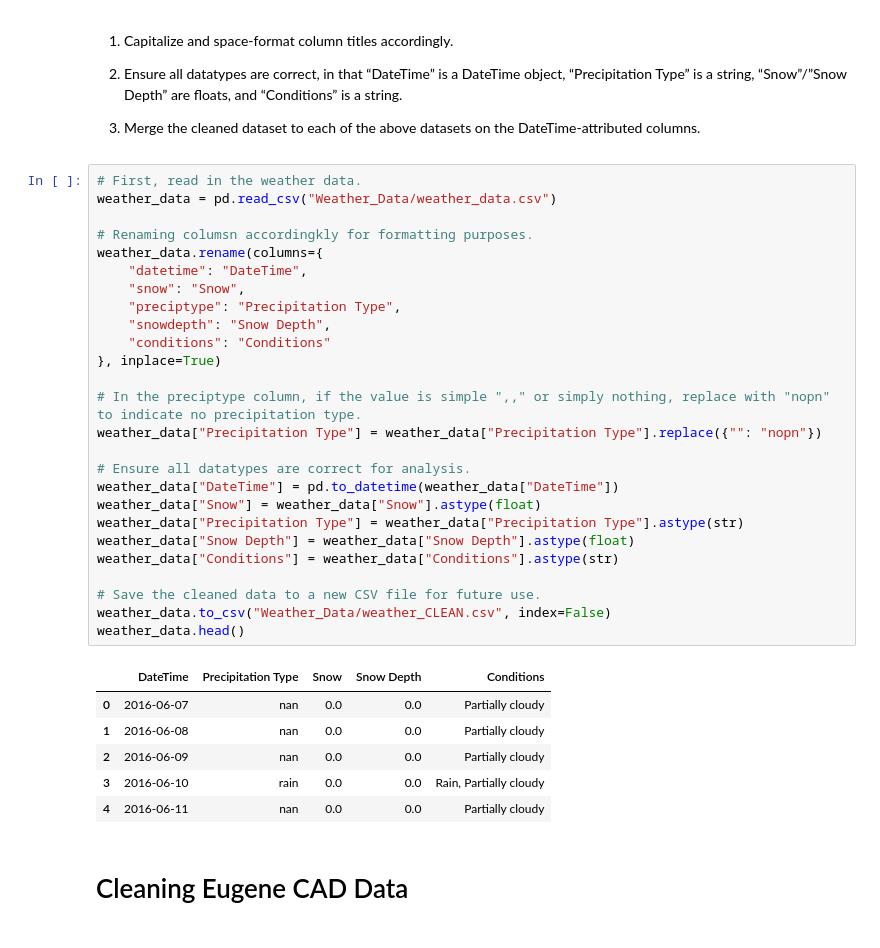
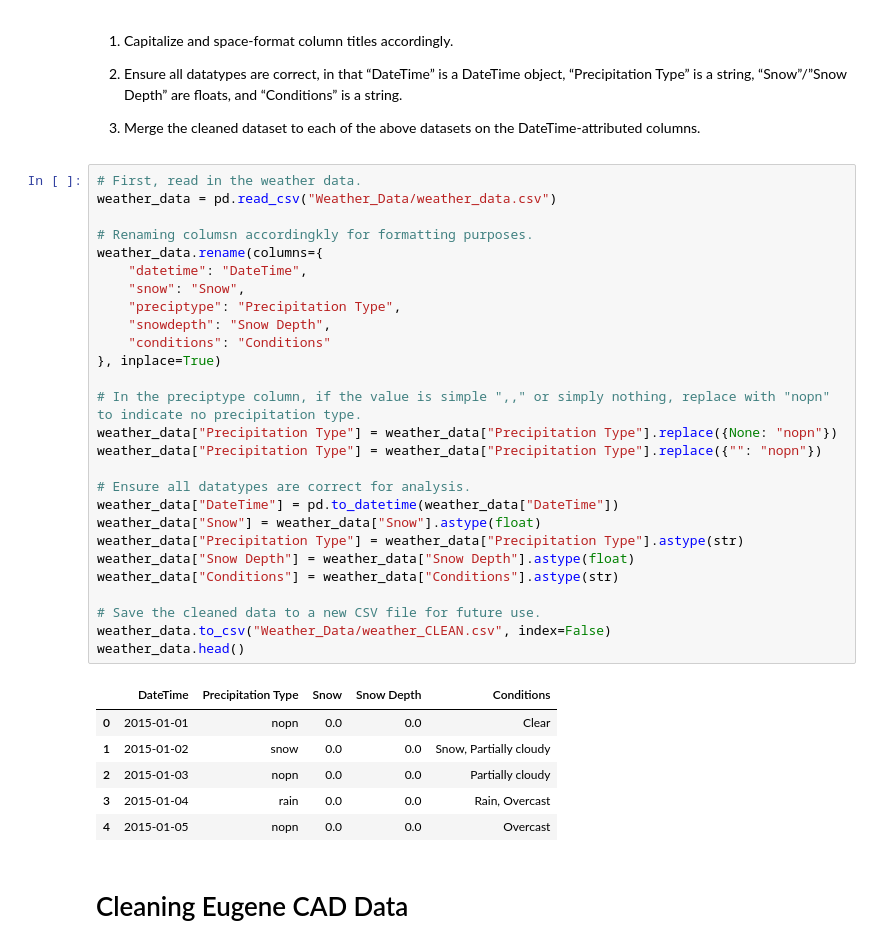
Before and after one commit to AchieveMars88/CAHOOTS-MCSLSC-EPD-SPD-Emergency-Response-Data-Analysis, a Jupyter notebook: cleaning/data_cleaning.ipynb, the cells around one changed output. Saved outputs shown, nothing was run; the diff lists cells and outputs as text.

```diff
--- a/cleaning/data_cleaning.ipynb
+++ b/cleaning/data_cleaning.ipynb
@@ -21,36 +21,37 @@ import pandas as pd
 # %%
 # First, read in the weather data.
 weather_data = pd.read_csv("Weather_Data/weather_data.csv")
 
 # Renaming columsn accordingkly for formatting purposes.
 weather_data.rename(columns={
     "datetime": "DateTime",
     "snow": "Snow",
     "preciptype": "Precipitation Type",
     "snowdepth": "Snow Depth",
     "conditions": "Conditions"
 }, inplace=True)
 
 # In the preciptype column, if the value is simple ",," or simply nothing, replace with "nopn" to indicate no precipitation type.
+weather_data["Precipitation Type"] = weather_data["Precipitation Type"].replace({None: "nopn"})
 weather_data["Precipitation Type"] = weather_data["Precipitation Type"].replace({"": "nopn"})
 
 # Ensure all datatypes are correct for analysis.
 weather_data["DateTime"] = pd.to_datetime(weather_data["DateTime"])
 weather_data["Snow"] = weather_data["Snow"].astype(float)
 weather_data["Precipitation Type"] = weather_data["Precipitation Type"].astype(str)
 weather_data["Snow Depth"] = weather_data["Snow Depth"].astype(float)
 weather_data["Conditions"] = weather_data["Conditions"].astype(str)
 
 # Save the cleaned data to a new CSV file for future use.
 weather_data.to_csv("Weather_Data/weather_CLEAN.csv", index=False)
 weather_data.head()
 # %% [output]
 |  | DateTime | Precipitation Type | Snow | Snow Depth | Conditions |
-| 0 | 2016-06-07 | nan | 0.0 | 0.0 | Partially cloudy |
-| 1 | 2016-06-08 | nan | 0.0 | 0.0 | Partially cloudy |
-| 2 | 2016-06-09 | nan | 0.0 | 0.0 | Partially cloudy |
-| 3 | 2016-06-10 | rain | 0.0 | 0.0 | Rain, Partially cloudy |
-| 4 | 2016-06-11 | nan | 0.0 | 0.0 | Partially cloudy |
+| 0 | 2015-01-01 | nopn | 0.0 | 0.0 | Clear |
+| 1 | 2015-01-02 | snow | 0.0 | 0.0 | Snow, Partially cloudy |
+| 2 | 2015-01-03 | nopn | 0.0 | 0.0 | Partially cloudy |
+| 3 | 2015-01-04 | rain | 0.0 | 0.0 | Rain, Overcast |
+| 4 | 2015-01-05 | nopn | 0.0 | 0.0 | Overcast |
 # %% [markdown]
 # Cleaning Eugene CAD Data
 # %% [markdown]
```
Also changed, not shown: parts of 5 cells of this notebook, 5 other files.
